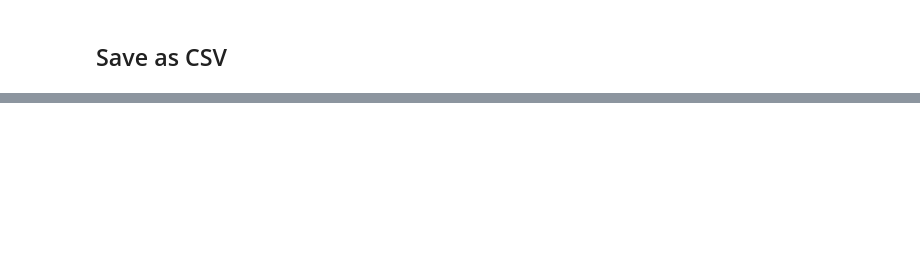
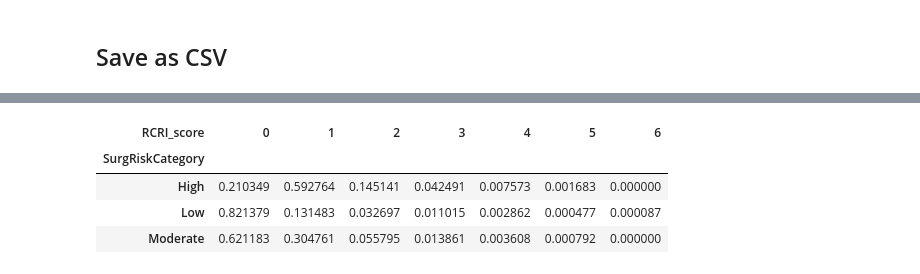
Before and after one commit to Mingtaros/CARES_Analytics, a Jupyter notebook: notebooks/Data_Preparation.ipynb, the cells around one changed output, grey strips where cells are left out. Cells and saved outputs as stored; diff of their text form; code cells hidden in the pictures; blank space fills up the shorter version.

```diff
--- a/notebooks/Data_Preparation.ipynb
+++ b/notebooks/Data_Preparation.ipynb
@@ -651,0 +557,8 @@ cares.to_csv("../data/CARES_dataset_clean.csv", index=False)
+# %%
+# Replace '<NA>' strings with NaN in the 'RCRI_score' column
+data['RCRI score'] = data['RCRI score'].replace('<NA>', np.nan)
+# %%
+subset = data[['RCRI score', 'SurgRiskCategory', 'CHFRCRICategory', 'CVARCRICategory']]
+subset1 = subset.loc[(~subset['RCRI score'].isnull())]
+subset1.rename(columns={'RCRI score': 'RCRI_score'}, inplace=True)
+subset1.head()
@@ -651,0 +588,11 @@ cares.to_csv("../data/CARES_dataset_clean.csv", index=False)
+# %%
+col = 'SurgRiskCategory'
+target_col = 'RCRI_score'
+crosstab = pd.crosstab(subset1[col], subset1[target_col], normalize='index')
+crosstab
+# %% [output]
+| RCRI_score | 0 | 1 | 2 | 3 | 4 | 5 | 6 |
+| SurgRiskCategory |  |  |  |  |  |  |  |
+| High | 0.210349 | 0.592764 | 0.145141 | 0.042491 | 0.007573 | 0.001683 | 0.000000 |
+| Low | 0.821379 | 0.131483 | 0.032697 | 0.011015 | 0.002862 | 0.000477 | 0.000087 |
+| Moderate | 0.621183 | 0.304761 | 0.055795 | 0.013861 | 0.003608 | 0.000792 | 0.000000 |
```
Also changed, not shown: parts of 102 cells of this notebook, 4 other files.
